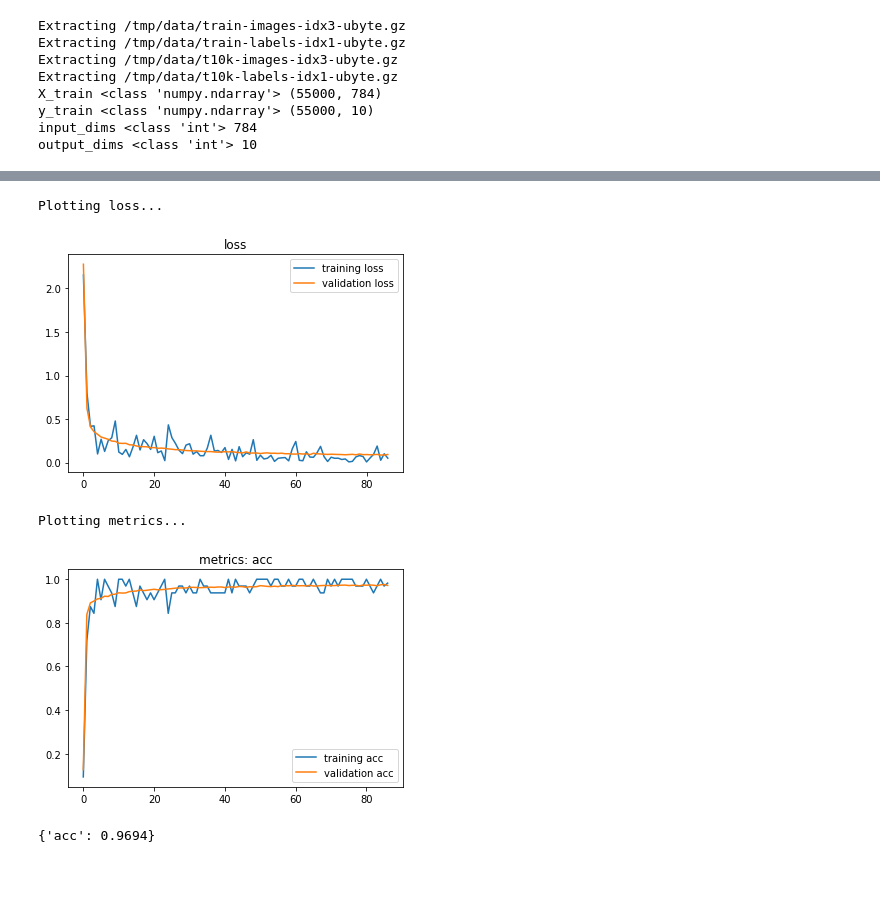
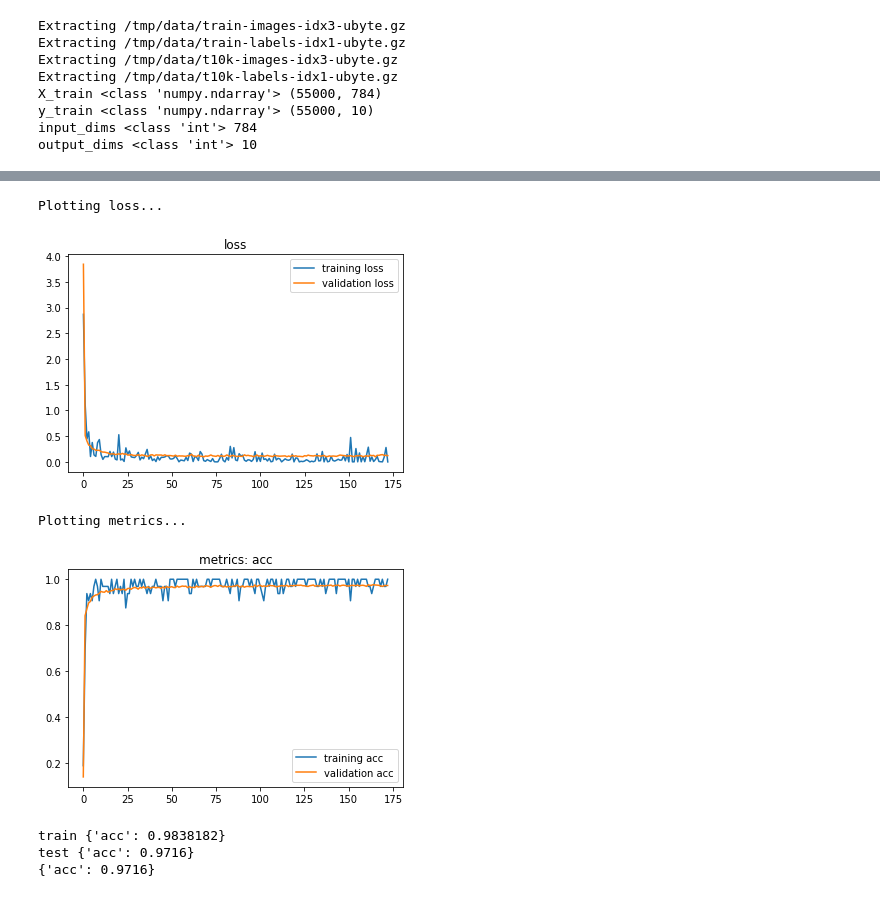
Before and after one commit to johnnyasd12/kd-tensorflow, a Jupyter notebook: KD.ipynb, the cells around one changed output, grey strips where cells are left out. Cells and saved outputs as stored; diff of their text form; code cells hidden in the pictures.

```diff
--- a/KD.ipynb
+++ b/KD.ipynb
@@ -100,6 +100,6 @@ if try_cls2:
         ,y=y_train
         ,val_set=[X_val,y_val]
         ,batch_size=32
-        ,n_epochs=5
+        ,n_epochs=10
         ,display_steps=100)
 # %% [output]
@@ -123,12 +123,17 @@ Epoch 5 , step 1717 , loss= 0.05108944 val_loss= 0.092849635 , acc = 0.98214287
 # %%
 if try_cls2:
     teacher.plt_loss()
     teacher.plt_metrics()
+    train_metric = teacher.get_metrics(X_train, y_train)
     test_metric = teacher.get_metrics(X_test, y_test)
+    print('train',train_metric)
+    print('test',test_metric)
     print(test_metric)
 # %% [output]
 Plotting loss...
-[figure, old version]
+[figure, new version]
 Plotting metrics...
-[figure, old version]
+[figure, new version]
-{'acc': 0.9694}
+train {'acc': 0.9838182}
+test {'acc': 0.9716}
+{'acc': 0.9716}
```
Also changed, not shown: parts of 11 cells of this notebook.
